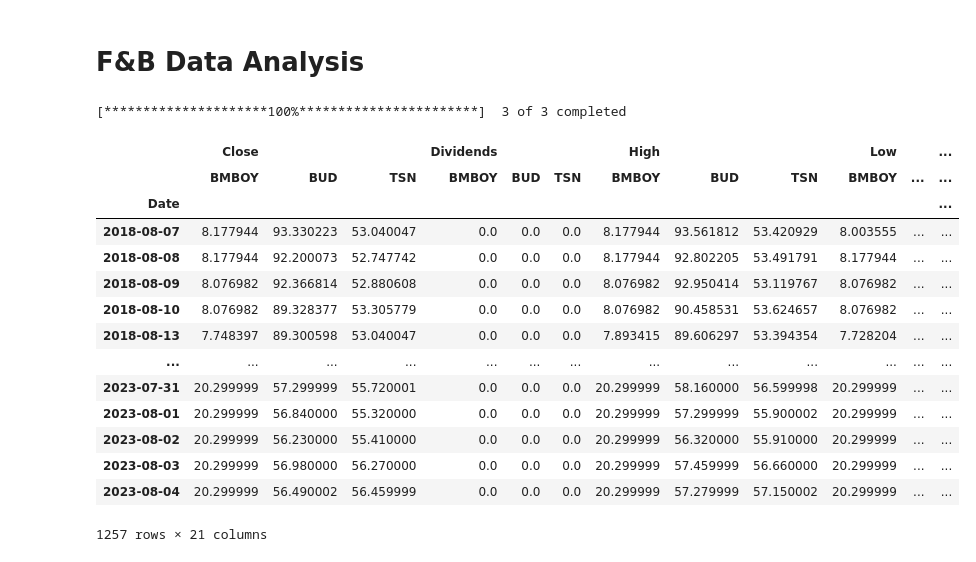
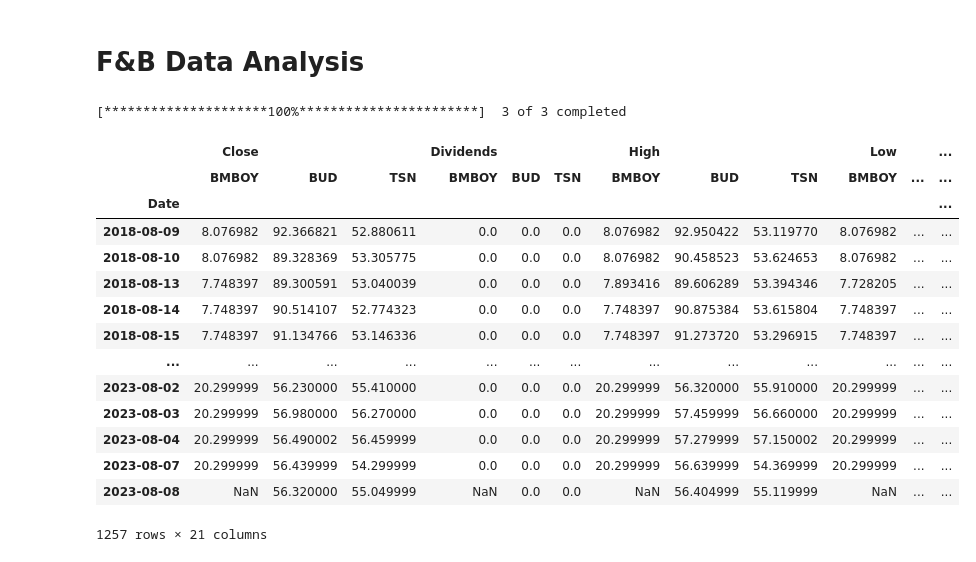
Before and after one commit to desireetrevino/Project1_Team2, a Jupyter notebook: Project1_Team2-F&B.ipynb, the cells around one changed output. Drawn from its saved outputs; the diff is of its cells as text; code cells hidden in the pictures.

```diff
--- a/Project1_Team2-F&B.ipynb
+++ b/Project1_Team2-F&B.ipynb
@@ -11,26 +12,28 @@ import yfinance as yf
 # %%
 # Get stocks from library
 fbstocks = yf.Tickers("tsn bmboy bud")
-fbstocks_hist = fbstocks.history(start="2018-08-07", end="2023-08-07")
+period = "5y"
+fbstocks_hist = fbstocks.history(period=period)
+# Could also use: fbstocks_hist = fbstocks.history(start="2018-08-07", end="2023-08-07")
 fbstocks_hist
 
 # why not do this instead of the other way? we could plot by columns anyway...
 # %% [output]
 [*********************100%***********************]  3 of 3 completed
 |  | Close |  |  | Dividends |  |  | High |  |  | Low |  | ... |
 |  | BMBOY | BUD | TSN | BMBOY | BUD | TSN | BMBOY | BUD | TSN | BMBOY | ... | ... |
 | Date |  |  |  |  |  |  |  |  |  |  |  | ... |
-| 2018-08-07 | 8.177944 | 93.330223 | 53.040047 | 0.0 | 0.0 | 0.0 | 8.177944 | 93.561812 | 53.420929 | 8.003555 | ... | ... |
-| 2018-08-08 | 8.177944 | 92.200073 | 52.747742 | 0.0 | 0.0 | 0.0 | 8.177944 | 92.802205 | 53.491791 | 8.177944 | ... | ... |
-| 2018-08-09 | 8.076982 | 92.366814 | 52.880608 | 0.0 | 0.0 | 0.0 | 8.076982 | 92.950414 | 53.119767 | 8.076982 | ... | ... |
-| 2018-08-10 | 8.076982 | 89.328377 | 53.305779 | 0.0 | 0.0 | 0.0 | 8.076982 | 90.458531 | 53.624657 | 8.076982 | ... | ... |
-| 2018-08-13 | 7.748397 | 89.300598 | 53.040047 | 0.0 | 0.0 | 0.0 | 7.893415 | 89.606297 | 53.394354 | 7.728204 | ... | ... |
+| 2018-08-09 | 8.076982 | 92.366821 | 52.880611 | 0.0 | 0.0 | 0.0 | 8.076982 | 92.950422 | 53.119770 | 8.076982 | ... | ... |
+| 2018-08-10 | 8.076982 | 89.328369 | 53.305775 | 0.0 | 0.0 | 0.0 | 8.076982 | 90.458523 | 53.624653 | 8.076982 | ... | ... |
+| 2018-08-13 | 7.748397 | 89.300591 | 53.040039 | 0.0 | 0.0 | 0.0 | 7.893416 | 89.606289 | 53.394346 | 7.728205 | ... | ... |
+| 2018-08-14 | 7.748397 | 90.514107 | 52.774323 | 0.0 | 0.0 | 0.0 | 7.748397 | 90.875384 | 53.615804 | 7.748397 | ... | ... |
+| 2018-08-15 | 7.748397 | 91.134766 | 53.146336 | 0.0 | 0.0 | 0.0 | 7.748397 | 91.273720 | 53.296915 | 7.748397 | ... | ... |
 | ... | ... | ... | ... | ... | ... | ... | ... | ... | ... | ... | ... | ... |
-| 2023-07-31 | 20.299999 | 57.299999 | 55.720001 | 0.0 | 0.0 | 0.0 | 20.299999 | 58.160000 | 56.599998 | 20.299999 | ... | ... |
-| 2023-08-01 | 20.299999 | 56.840000 | 55.320000 | 0.0 | 0.0 | 0.0 | 20.299999 | 57.299999 | 55.900002 | 20.299999 | ... | ... |
 | 2023-08-02 | 20.299999 | 56.230000 | 55.410000 | 0.0 | 0.0 | 0.0 | 20.299999 | 56.320000 | 55.910000 | 20.299999 | ... | ... |
 | 2023-08-03 | 20.299999 | 56.980000 | 56.270000 | 0.0 | 0.0 | 0.0 | 20.299999 | 57.459999 | 56.660000 | 20.299999 | ... | ... |
 | 2023-08-04 | 20.299999 | 56.490002 | 56.459999 | 0.0 | 0.0 | 0.0 | 20.299999 | 57.279999 | 57.150002 | 20.299999 | ... | ... |
+| 2023-08-07 | 20.299999 | 56.439999 | 54.299999 | 0.0 | 0.0 | 0.0 | 20.299999 | 56.639999 | 54.369999 | 20.299999 | ... | ... |
+| 2023-08-08 | NaN | 56.320000 | 55.049999 | NaN | 0.0 | 0.0 | NaN | 56.404999 | 55.119999 | NaN | ... | ... |
 1257 rows × 21 columns
 # %%
 # Date vs Stock Value for each Stock:
```
Also changed, not shown: parts of 6 cells of this notebook.
